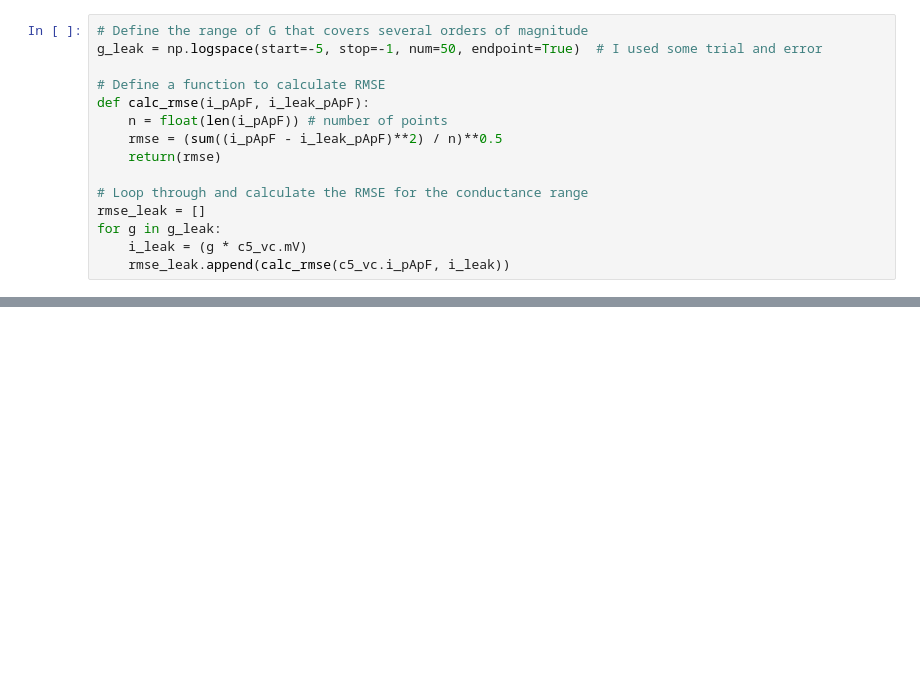
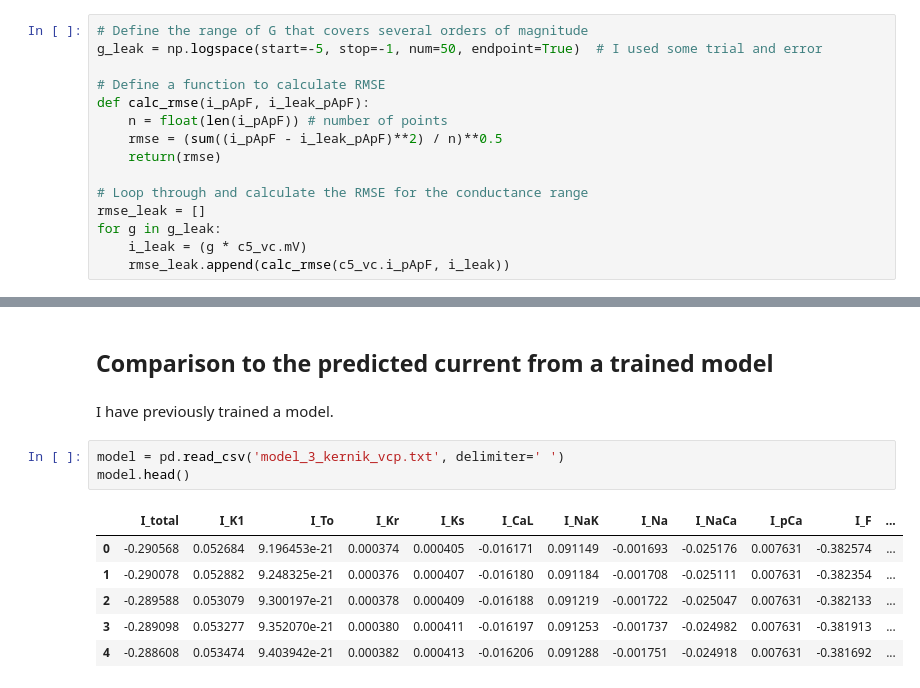
Before and after one commit to dtilley/isolating_bioelectrical_current, a Jupyter notebook: leak_subtraction_TUTORIAL.ipynb, the cells around one changed output, grey strips where cells are left out. Drawn from its saved outputs; the diff is of its cells as text; blank space fills up the shorter version.

```diff
--- a/leak_subtraction_TUTORIAL.ipynb
+++ b/leak_subtraction_TUTORIAL.ipynb
@@ -122,0 +157,14 @@ g_leak_crude
+# %% [markdown]
+## Comparison to the predicted current from a trained model
+# %% [markdown]
+I have previously trained a model.
+# %%
+model = pd.read_csv('model_3_kernik_vcp.txt', delimiter=' ')
+model.head()
+# %% [output]
+|  | I_total | I_K1 | I_To | I_Kr | I_Ks | I_CaL | I_NaK | I_Na | I_NaCa | I_pCa | I_F | ... |
+| 0 | -0.290568 | 0.052684 | 9.196453e-21 | 0.000374 | 0.000405 | -0.016171 | 0.091149 | -0.001693 | -0.025176 | 0.007631 | -0.382574 | ... |
+| 1 | -0.290078 | 0.052882 | 9.248325e-21 | 0.000376 | 0.000407 | -0.016180 | 0.091184 | -0.001708 | -0.025111 | 0.007631 | -0.382354 | ... |
+| 2 | -0.289588 | 0.053079 | 9.300197e-21 | 0.000378 | 0.000409 | -0.016188 | 0.091219 | -0.001722 | -0.025047 | 0.007631 | -0.382133 | ... |
+| 3 | -0.289098 | 0.053277 | 9.352070e-21 | 0.000380 | 0.000411 | -0.016197 | 0.091253 | -0.001737 | -0.024982 | 0.007631 | -0.381913 | ... |
+| 4 | -0.288608 | 0.053474 | 9.403942e-21 | 0.000382 | 0.000413 | -0.016206 | 0.091288 | -0.001751 | -0.024918 | 0.007631 | -0.381692 | ... |
```
Also changed, not shown: parts of 11 cells of this notebook, 1 other file.
